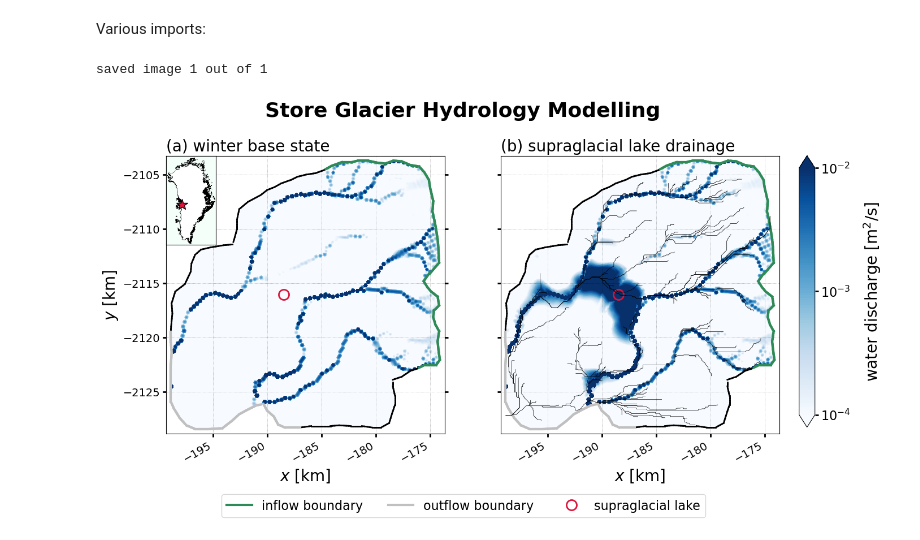
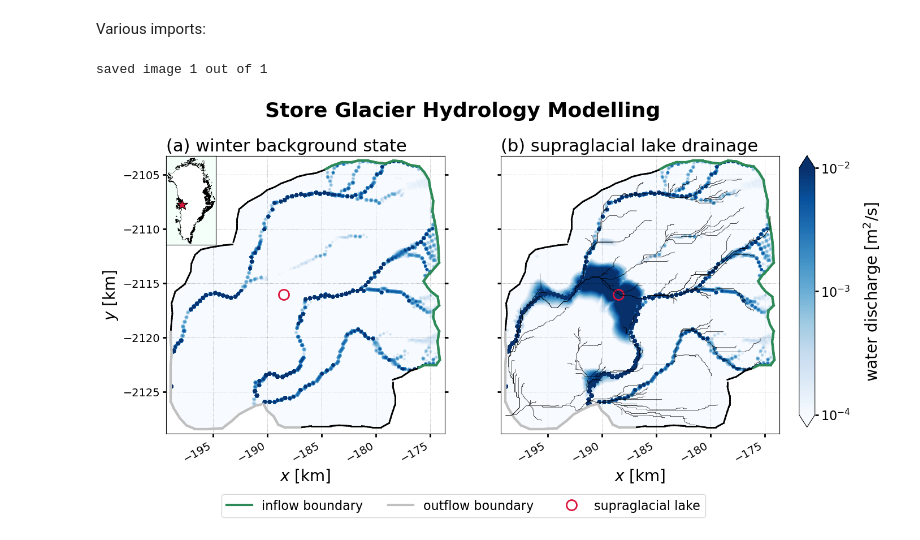
Before and after one commit to agstub/shakti-fenics, a Jupyter notebook: notebooks/plotting.ipynb, the cells around one changed output. Drawn from its saved outputs; the diff is of its cells as text; code cells hidden in the pictures.

Commit message:
update plot

```diff
--- a/notebooks/plotting.ipynb
+++ b/notebooks/plotting.ipynb
@@ -138,7 +138,7 @@ for i in ind:
     plt.suptitle(r'Store Glacier Hydrology Modelling',y=0.78,fontsize=26,fontweight='bold')
 
     ax1 = plt.subplot(121)
-    plt.title(r'(a) winter base state',fontsize=20,loc='left')
+    plt.title(r'(a) winter background state',fontsize=22,loc='left')
     plt.grid(alpha=0.5,linestyle=':',color='k',linewidth=0.5)
     # b_i = b[i]
     for coords in boundary_coords:
@@ -176,7 +176,7 @@ for i in ind:
     axins.set_aspect('equal', 'box')
 
     ax3 = plt.subplot(122)
-    plt.title(r'(b) supraglacial lake drainage',fontsize=20,loc='left')
+    plt.title(r'(b) supraglacial lake drainage',fontsize=22,loc='left')
     plt.grid(alpha=0.5,linestyle=':',color='k',linewidth=0.5)
     q_i = q_m[i]
 
@@ -225,31 +225,31 @@ for i in ind:
     dem.plot(ax3,cmap="terrain",alpha=0)
     (s.klargestconncomps(1)).plot(ax=ax3,color='k',linewidth=0.5)
     (s.klargestconncomps(1).trunk()).plot(ax=ax3,color='k',linewidth=0.5)
     ax3.invert_yaxis()
     plt.xticks(fontsize=14)
     plt.yticks(fontsize=14)
     ax3.tick_params(axis='y', which='both', labelleft=False, left=True)
     ax3.set_xticks(xtix)
     ax3.set_yticks(ytix)
     ax3.set_xlim(xlim)
     ax3.set_ylim(ylim)
     plt.setp(ax3.get_xticklabels(), rotation=30, horizontalalignment='right')
 
     #-------------------------------
     cbar_ax = fig.add_axes([0.925, 0.3, 0.02, 0.4])
     cbar = plt.colorbar(p2,cax=cbar_ax,orientation='vertical',ticks=np.logspace(qlim1,qlim2,1+int(np.abs(qlim2-qlim1))))#,format='%.0e')
     cbar.set_label(r'water discharge [m$^2/$s]',fontsize=20,labelpad=15)
     cbar.ax.tick_params(labelsize=16)
     cbar.ax.xaxis.set_ticks_position('top')
     cbar.ax.xaxis.set_label_position('top')
 
     if len(ind)>1:
         plt.savefig('{}/movie/movie_'.format(results_name)+str(j),bbox_inches='tight')
     if len(ind)==1:
         plt.savefig('store_fig',bbox_inches='tight')
         plt.show()
     plt.close()
     j+=1
 # %% [output]
 saved image 1 out of 1
-[figure, old version]
+[figure, new version]
```
